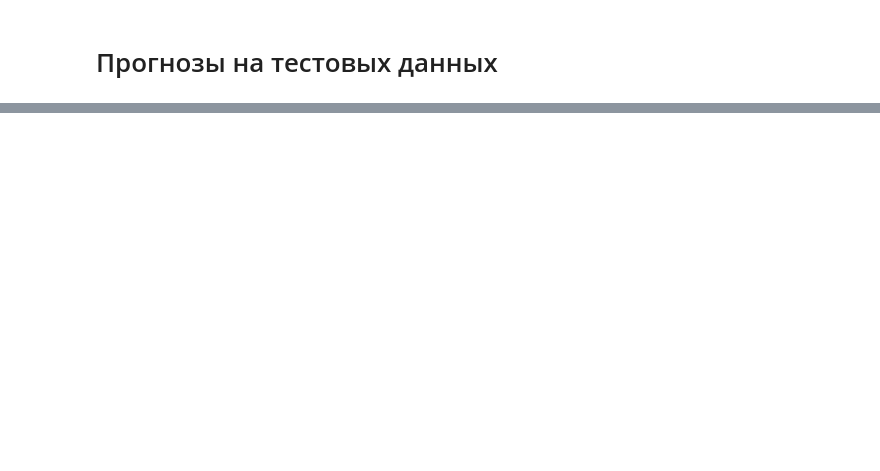
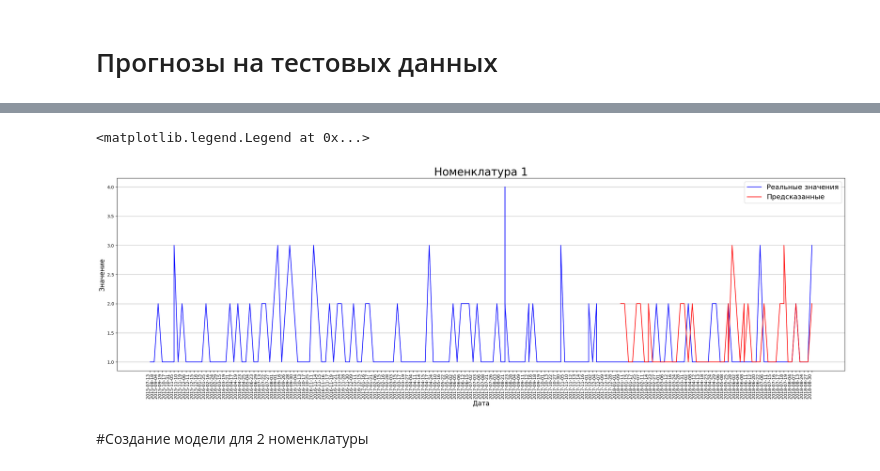
Before and after one commit to yarkalm/sale_regression, a Jupyter notebook: Clean_salest.ipynb, the cells around one changed output, grey strips where cells are left out. Saved outputs shown, nothing was run; the diff lists cells and outputs as text; code cells hidden in the pictures; blank space fills up the shorter version.

```diff
--- a/Clean_salest.ipynb
+++ b/Clean_salest.ipynb
@@ -138,0 +131,10 @@ test
+# %%
+test_1 = pd.DataFrame()
+test_1['date'] = nmn_1.date[len(x_1)-len(x_test_1):len(x_1)]
+test_1['year'] = year[len(x_1)-len(x_test_1):len(x_1)]
+test_1['month'] = month[len(x_1)-len(x_test_1):len(x_1)]
+test_1['day'] = day[len(x_1)-len(x_test_1):len(x_1)]
+
+test_1['y_pred'] = list(np.around(model_1.predict(x_test_1)*1,0))
+test_1['y_pred'] = test_1['y_pred'].str.get(0)
+test_1['y_real'] = y_test_1
@@ -140,0 +165,15 @@ model.save('best.h5')
+# %%
+plt.figure(figsize = (30,8))
+plt.xticks(rotation=90, ha='right')
+plt.title('Номенклатура 1',fontsize = 25)
+plt.grid(True, axis = 'y')
+plt.plot(nmn_1.date,nmn_1['count'], color = 'b')
+plt.plot(test_1.date,test_1.y_pred, color = 'r')
+plt.gca().set_xlabel('Дата',fontsize = 15)
+plt.gca().set_ylabel('Значение',fontsize = 15)
+plt.legend(['Реальные значения','Предсказанные'],prop={'size': 16})
+# %% [output]
+<matplotlib.legend.Legend at 0x...>
+[figure, added]
+# %% [markdown]
+#Создание модели для 2 номенклатуры
```
Also changed, not shown: parts of 35 cells of this notebook.
